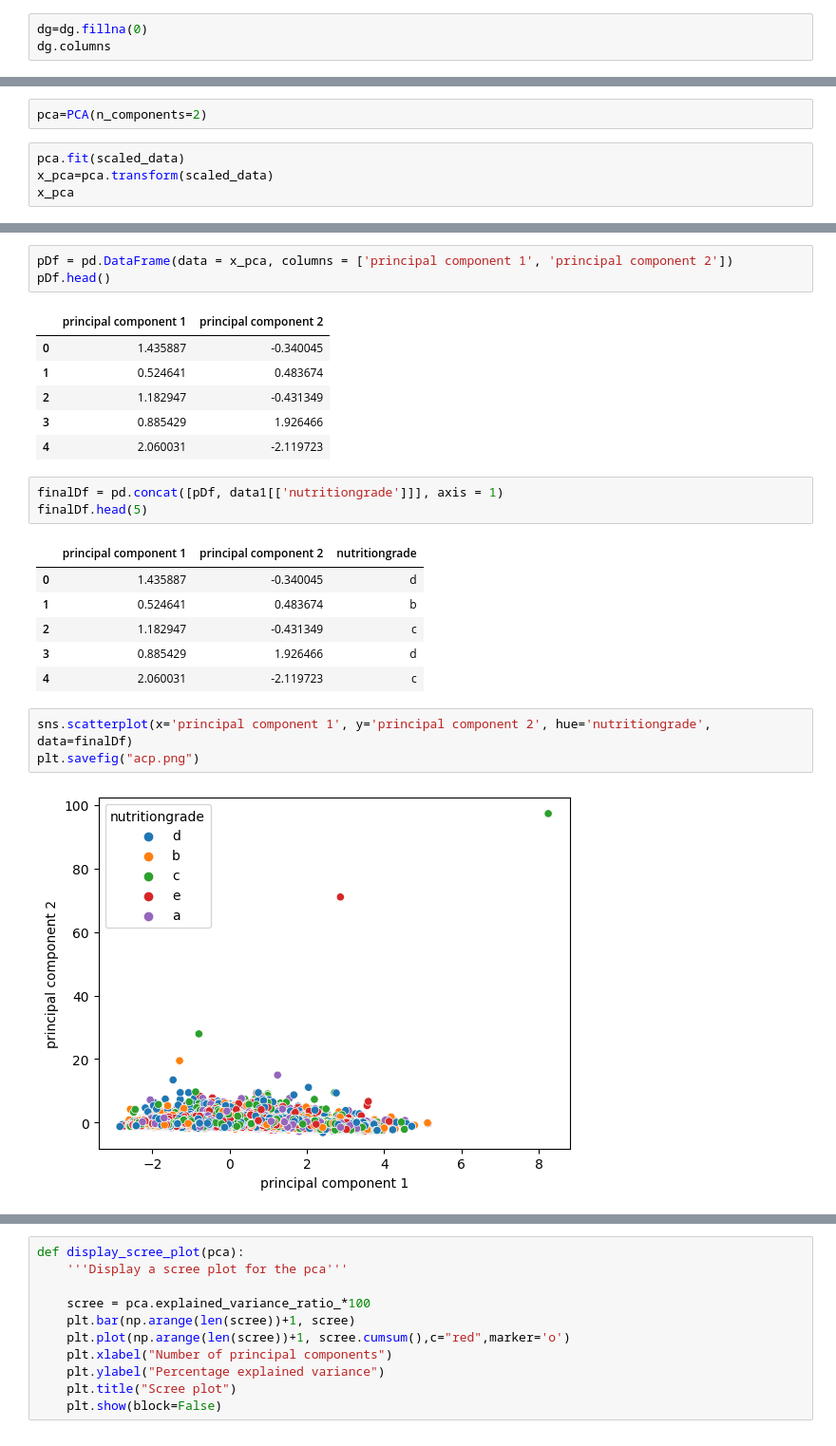
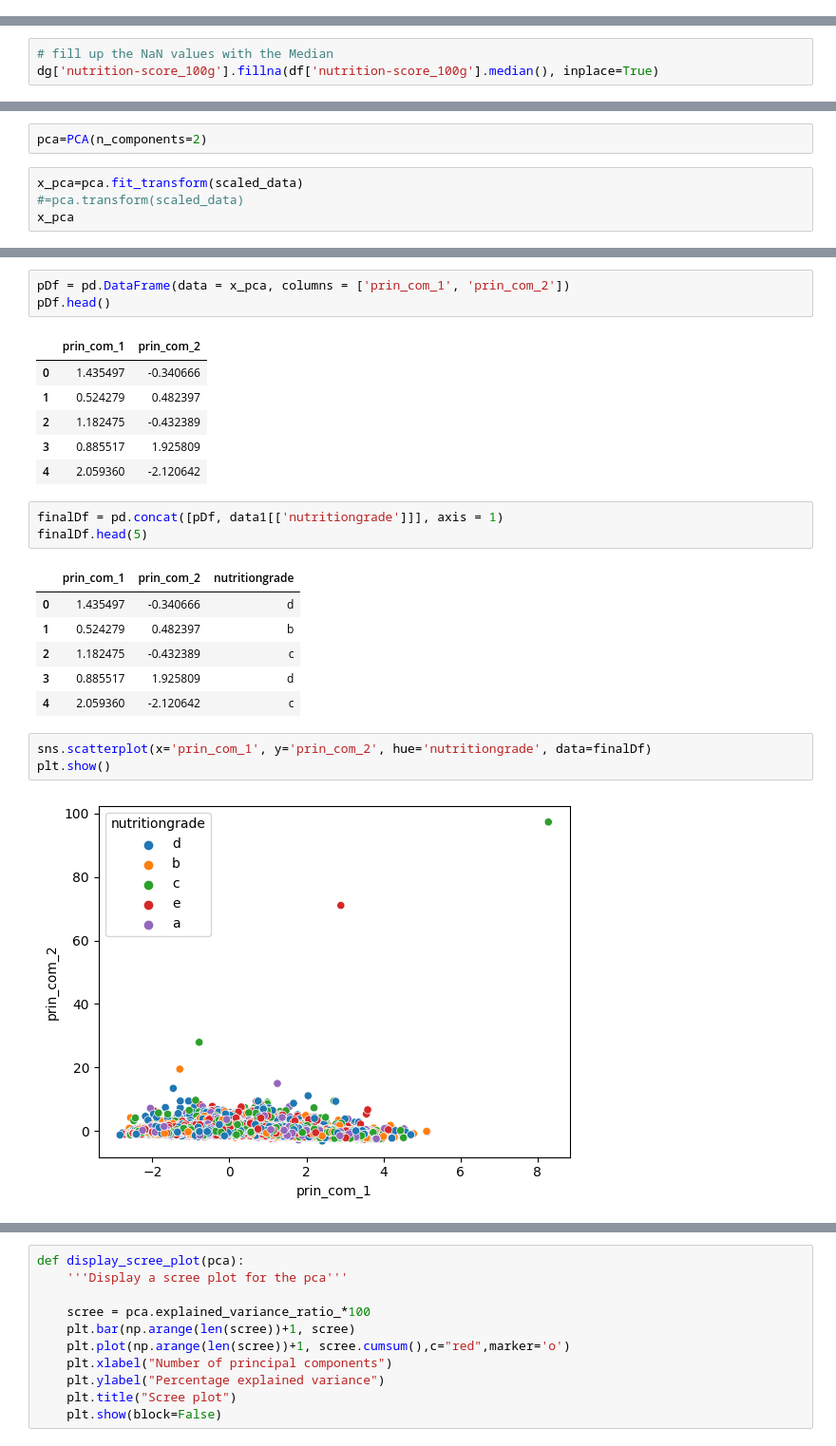
Before and after one commit to santra11/Sante-Paris2021, a Jupyter notebook: Sante-Public Paris.ipynb, the cells around one changed output, grey strips where cells are left out. Shown at 95% size. Saved outputs shown, nothing was run; the diff lists cells and outputs as text.

```diff
--- a/Sante-Public Paris.ipynb
+++ b/Sante-Public Paris.ipynb
@@ -615,6 +608,3 @@ dg = df.drop(columns=['sodium_100g', 'fat_100g'])
 dg=dg.drop(columns=['additives_n', 'ingredients_from_palm_oil_n', 'ingredients_that_may_be_from_palm_oil_n',
                  'trans-fat_100g','saturated-fat_100g', 'vitamin-a_100g', 'vitamin-c_100g', 'cholesterol_100g',
                    'cholesterol_100g', 'fiber_100g', 'iron_100g'])
-# %%
-dg=dg.fillna(0)
-dg.columns
@@ -624,0 +637,3 @@ Index(['energy_100g', 'carbohydrates_100g', 'sugars_100g', 'proteins_100g',
+# %%
+# fill up the NaN values with the Median
+dg['nutrition-score_100g'].fillna(df['nutrition-score_100g'].median(), inplace=True)
@@ -653,7 +679,7 @@ scaled_data.shape
 # %%
 pca=PCA(n_components=2)
 # %%
-pca.fit(scaled_data)
-x_pca=pca.transform(scaled_data)
+x_pca=pca.fit_transform(scaled_data)
+#=pca.transform(scaled_data)
 x_pca
 # %% [output]
@@ -667,28 +693,28 @@ array([[ 1.43588711, -0.34004461],
 # %%
-pDf = pd.DataFrame(data = x_pca, columns = ['principal component 1', 'principal component 2'])
+pDf = pd.DataFrame(data = x_pca, columns = ['prin_com_1', 'prin_com_2'])
 pDf.head()
 # %% [output]
-|  | principal component 1 | principal component 2 |
-| 0 | 1.435887 | -0.340045 |
-| 1 | 0.524641 | 0.483674 |
-| 2 | 1.182947 | -0.431349 |
-| 3 | 0.885429 | 1.926466 |
-| 4 | 2.060031 | -2.119723 |
+|  | prin_com_1 | prin_com_2 |
+| 0 | 1.435497 | -0.340666 |
+| 1 | 0.524279 | 0.482397 |
+| 2 | 1.182475 | -0.432389 |
+| 3 | 0.885517 | 1.925809 |
+| 4 | 2.059360 | -2.120642 |
 # %%
 finalDf = pd.concat([pDf, data1[['nutritiongrade']]], axis = 1)
 finalDf.head(5)
 # %% [output]
-|  | principal component 1 | principal component 2 | nutritiongrade |
-| 0 | 1.435887 | -0.340045 | d |
-| 1 | 0.524641 | 0.483674 | b |
-| 2 | 1.182947 | -0.431349 | c |
-| 3 | 0.885429 | 1.926466 | d |
-| 4 | 2.060031 | -2.119723 | c |
+|  | prin_com_1 | prin_com_2 | nutritiongrade |
+| 0 | 1.435497 | -0.340666 | d |
+| 1 | 0.524279 | 0.482397 | b |
+| 2 | 1.182475 | -0.432389 | c |
+| 3 | 0.885517 | 1.925809 | d |
+| 4 | 2.059360 | -2.120642 | c |
 # %%
-sns.scatterplot(x='principal component 1', y='principal component 2', hue='nutritiongrade', data=finalDf)
-plt.savefig("acp.png")
+sns.scatterplot(x='prin_com_1', y='prin_com_2', hue='nutritiongrade', data=finalDf)
+plt.show()
 # %% [output]
-[figure, old version]
+[figure, new version]
 # %%
 num_components = 5
 # Create the PCA model
```
Also changed, not shown: parts of 30 cells of this notebook.
